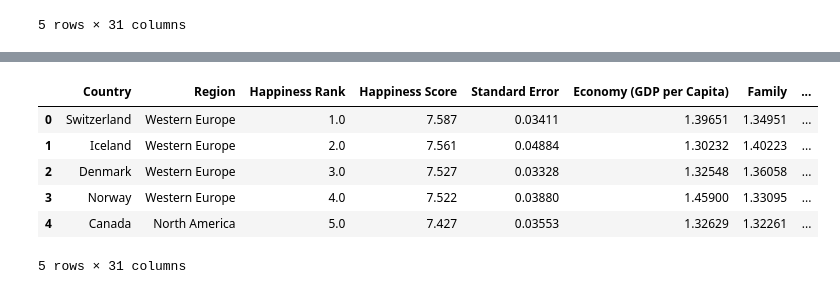
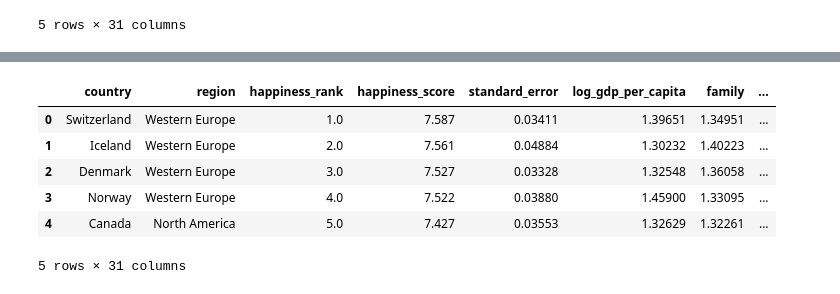
Before and after one commit to syed199921/EDA-on-World-Happiness-Dataset, a Jupyter notebook: eda/eda_world_happiness.ipynb, the cells around one changed output, grey strips where cells are left out. Cells and saved outputs as stored; diff of their text form; code cells hidden in the pictures.

Commit message:
Data cleaning underway - Fixing data type of columns

```diff
--- a/eda/eda_world_happiness.ipynb
+++ b/eda/eda_world_happiness.ipynb
@@ -207,4 +243,4 @@ canonical_map = {
 def standardize_column_names(df):
     return df.rename(columns=lambda col:canonical_map.get(col, col.strip().lower().replace(" ", "_").replace(".","_")))
 # %%
-standardize_column_names(df)
+df_modified = standardize_column_names(df)
@@ -225,7 +247,7 @@ standardize_column_names(df)
 # %%
-df.head()
+df_modified.head()
 # %% [output]
-|  | Country | Region | Happiness Rank | Happiness Score | Standard Error | Economy (GDP per Capita) | Family | ... |
+|  | country | region | happiness_rank | happiness_score | standard_error | log_gdp_per_capita | family | ... |
 | 0 | Switzerland | Western Europe | 1.0 | 7.587 | 0.03411 | 1.39651 | 1.34951 | ... |
 | 1 | Iceland | Western Europe | 2.0 | 7.561 | 0.04884 | 1.30232 | 1.40223 | ... |
 | 2 | Denmark | Western Europe | 3.0 | 7.527 | 0.03328 | 1.32548 | 1.36058 | ... |
```
Also changed, not shown: parts of 11 cells of this notebook.
